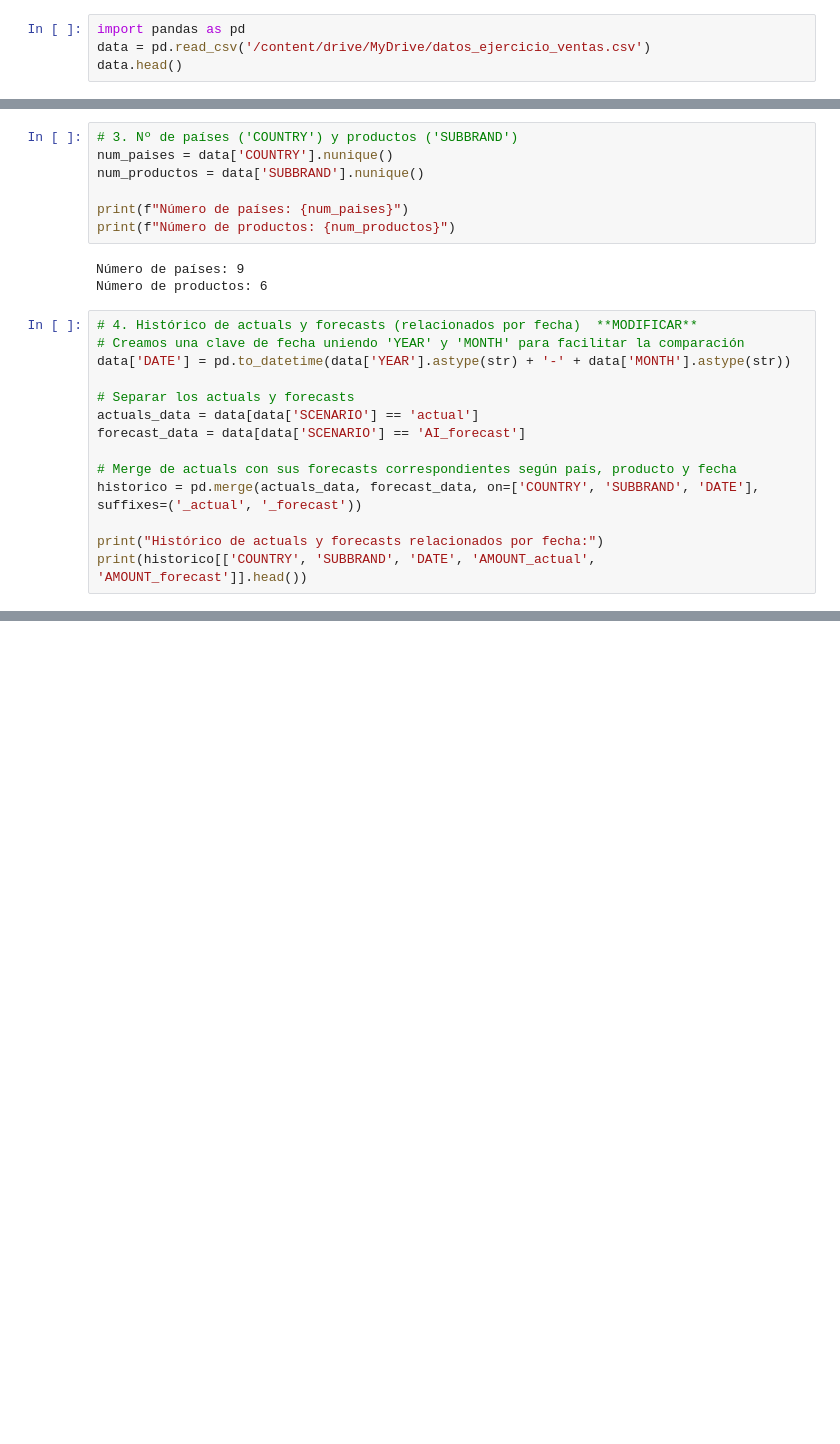
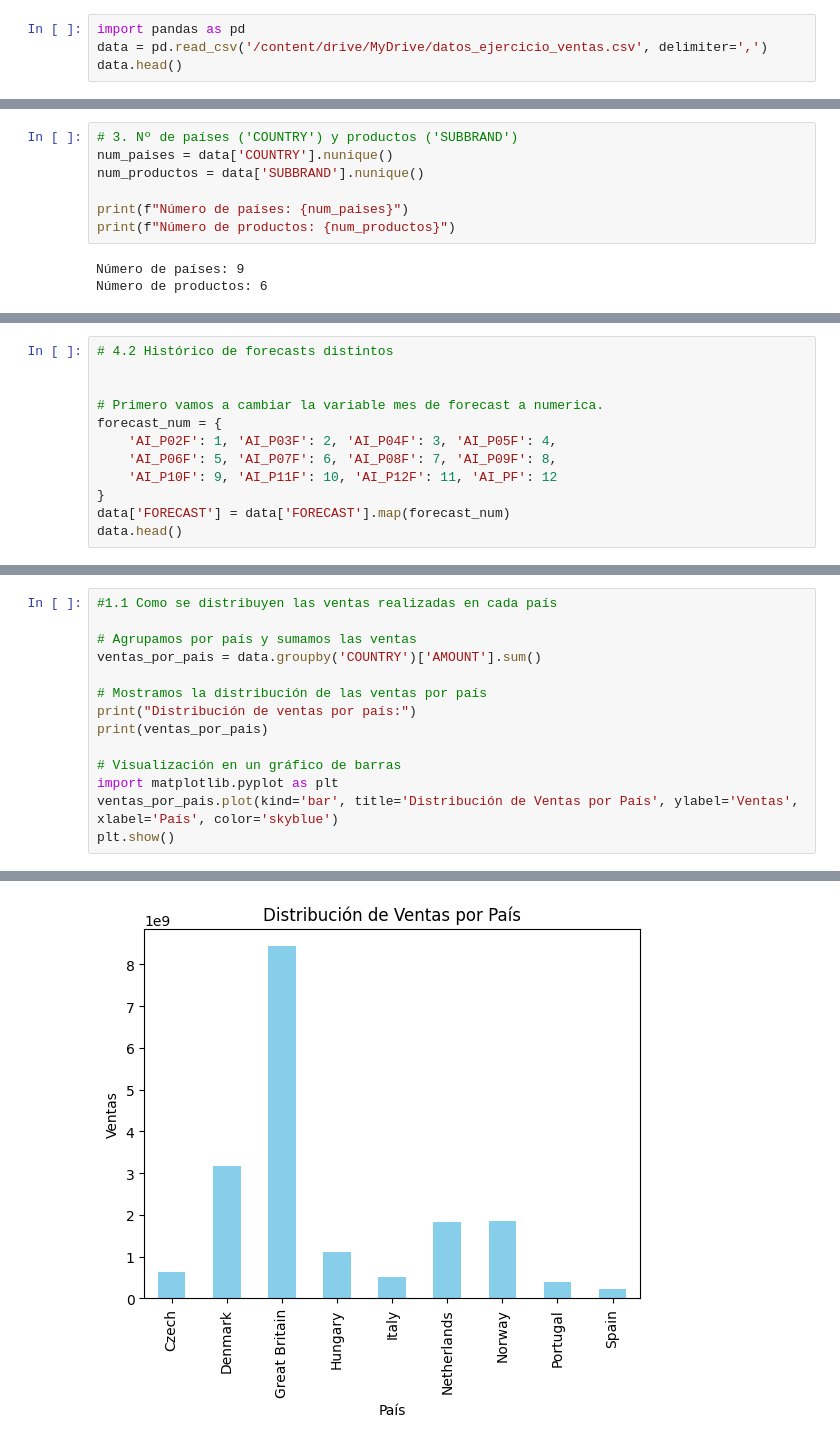
Before and after one commit to carlosadaro28/VisualizacionCarlosAdaro, a Jupyter notebook: Ejerciciosclase/Ejercicio2CarlosAdaro.ipynb, the cells around one changed output, grey strips where cells are left out. Drawn from its saved outputs; the diff is of its cells as text; blank space fills up the shorter version.

```diff
--- a/Ejerciciosclase/Ejercicio2CarlosAdaro.ipynb
+++ b/Ejerciciosclase/Ejercicio2CarlosAdaro.ipynb
@@ -7,7 +7,7 @@ drive.mount('/content/drive')
 Mounted at /content/drive
 # %%
 import pandas as pd
-data = pd.read_csv('/content/drive/MyDrive/datos_ejercicio_ventas.csv')
+data = pd.read_csv('/content/drive/MyDrive/datos_ejercicio_ventas.csv', delimiter=',')
 data.head()
 # %% [output]
 |  | COUNTRY | SUBBRAND | YEAR | MONTH | SCENARIO | FORECAST | FORECAST_YEAR | AMOUNT |
@@ -44,17 +58,3 @@ print(f"Número de productos: {num_productos}")
 # %% [output]
 Número de países: 9
 Número de productos: 6
-# %%
-# 4. Histórico de actuals y forecasts (relacionados por fecha)  **MODIFICAR**
-# Creamos una clave de fecha uniendo 'YEAR' y 'MONTH' para facilitar la comparación
-data['DATE'] = pd.to_datetime(data['YEAR'].astype(str) + '-' + data['MONTH'].astype(str))
-
-# Separar los actuals y forecasts
-actuals_data = data[data['SCENARIO'] == 'actual']
-forecast_data = data[data['SCENARIO'] == 'AI_forecast']
-
-# Merge de actuals con sus forecasts correspondientes según país, producto y fecha
-historico = pd.merge(actuals_data, forecast_data, on=['COUNTRY', 'SUBBRAND', 'DATE'], suffixes=('_actual', '_forecast'))
-
-print("Histórico de actuals y forecasts relacionados por fecha:")
-print(historico[['COUNTRY', 'SUBBRAND', 'DATE', 'AMOUNT_actual', 'AMOUNT_forecast']].head())
@@ -83,0 +92,12 @@ Name: AMOUNT, dtype: int64
+# %%
+# 4.2 Histórico de forecasts distintos
+
+
+# Primero vamos a cambiar la variable mes de forecast a numerica.
+forecast_num = {
+    'AI_P02F': 1, 'AI_P03F': 2, 'AI_P04F': 3, 'AI_P05F': 4,
+    'AI_P06F': 5, 'AI_P07F': 6, 'AI_P08F': 7, 'AI_P09F': 8,
+    'AI_P10F': 9, 'AI_P11F': 10, 'AI_P12F': 11, 'AI_PF': 12
+}
+data['FORECAST'] = data['FORECAST'].map(forecast_num)
+data.head()
@@ -83,0 +146,15 @@ Name: AMOUNT, dtype: int64
+# %%
+#1.1 Como se distribuyen las ventas realizadas en cada país
+
+# Agrupamos por país y sumamos las ventas
+ventas_por_pais = data.groupby('COUNTRY')['AMOUNT'].sum()
+
+# Mostramos la distribución de las ventas por país
+print("Distribución de ventas por país:")
+print(ventas_por_pais)
+
+# Visualización en un gráfico de barras
+import matplotlib.pyplot as plt
+ventas_por_pais.plot(kind='bar', title='Distribución de Ventas por País', ylabel='Ventas', xlabel='País', color='skyblue')
+plt.show()
+# %% [output]
@@ -83,0 +173 @@ Name: AMOUNT, dtype: int64
+[figure, added]
```
Also changed, not shown: parts of 24 cells of this notebook.
